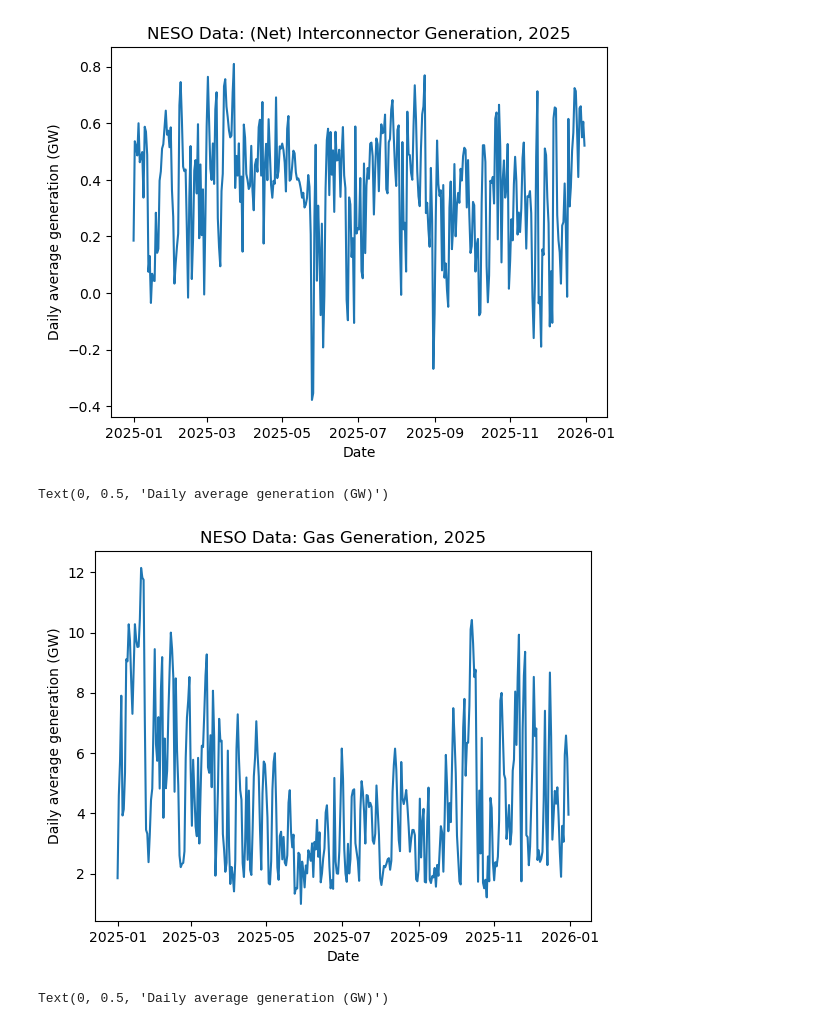
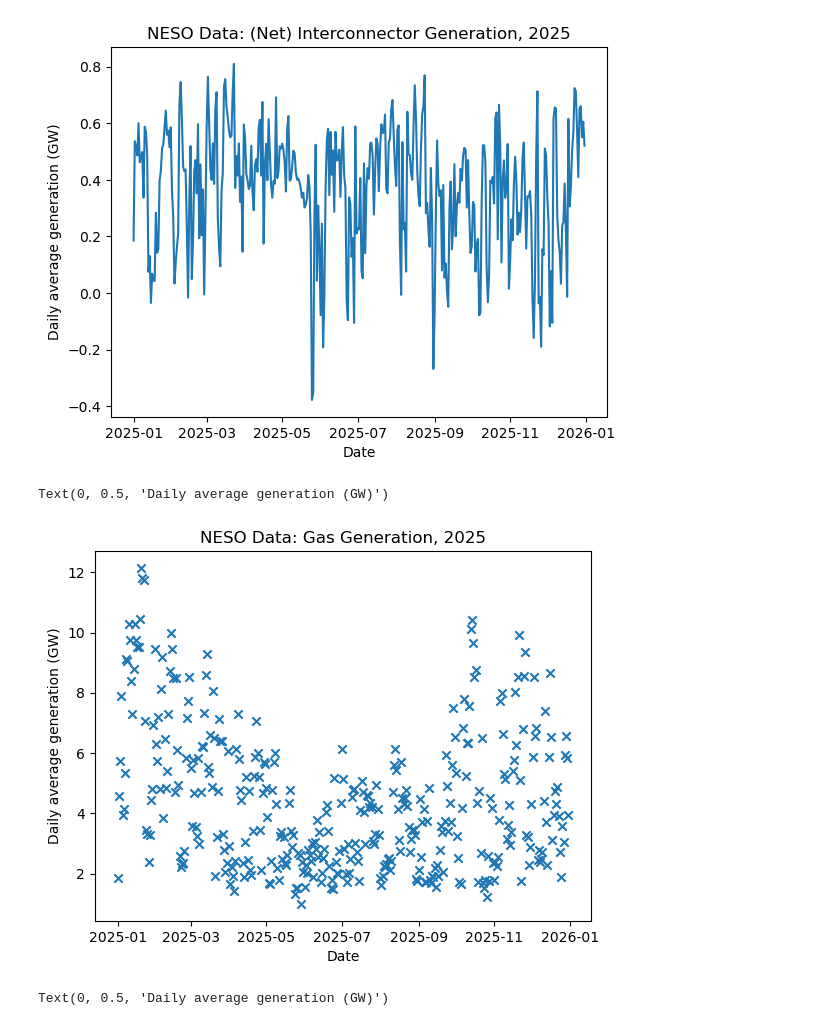
Before and after one commit to m-ichiban/MishBScMajorProject, a Jupyter notebook: MishMajorProject.ipynb, the cells around one changed output. Drawn from its saved outputs; the diff is of its cells as text; code cells hidden in the pictures.

```diff
--- a/MishMajorProject.ipynb
+++ b/MishMajorProject.ipynb
@@ -7,9 +8,11 @@ import pandas as pd
 import numpy as np
 import matplotlib.pyplot as plt
 
-# sorting the dataset by correct chronological order
-df = pd.read_csv("Gen2025.csv", skiprows=[2, 21])
+# eliminating edge effects by skipping settlement period 48 from the previous year
+df = pd.read_csv("Gen2025.csv", skiprows=(list(range(1,21))))
 df["PublishTime"] = pd.to_datetime(df["PublishTime"])
+
+print(df.head())
 
 
 # isolating the fuel types
@@ -107,14 +143,14 @@ Text(0, 0.5, 'Daily average generation (GW)')
 # %%
 x = gas_daily.index
 y = gas_daily.values/1000
 
-plt.plot(x,y)
+plt.scatter(x,y, marker='x')
 plt.title("NESO Data: Gas Generation, 2025")
 plt.xlabel("Date")
 plt.ylabel("Daily average generation (GW)")
 # %% [output]
 Text(0, 0.5, 'Daily average generation (GW)')
-[figure, old version]
+[figure, new version]
 # %%
 x = hydro_daily.index
 y = hydro_daily.values/1000
```
Also changed, not shown: parts of 12 cells of this notebook.
